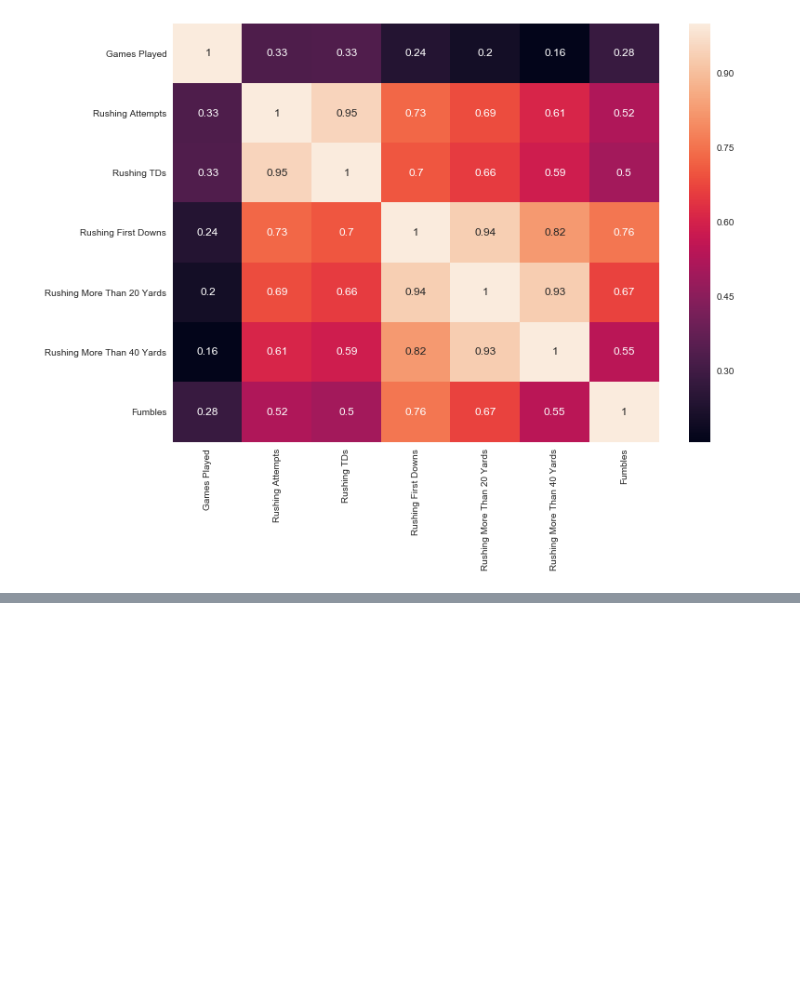
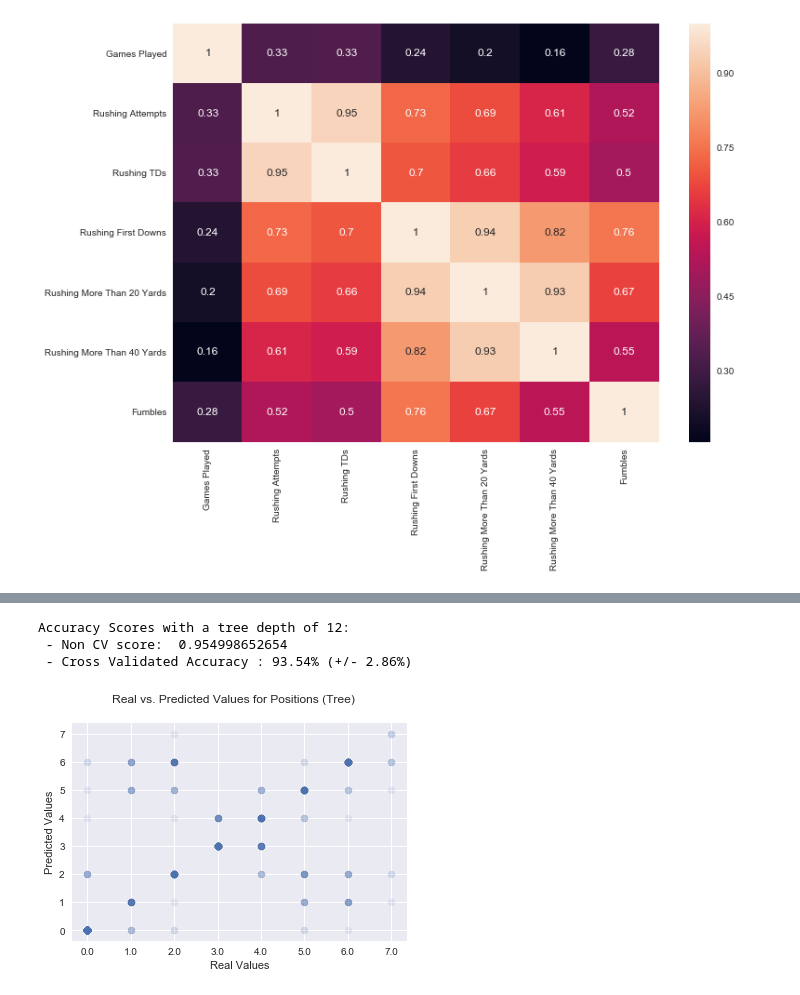
Before and after one commit to spennin5/NFLTalent, a Jupyter notebook: Data Science Term Project.ipynb, the cells around one changed output, grey strips where cells are left out. Cells and saved outputs as stored; diff of their text form; code cells hidden in the pictures; blank space fills up the shorter version.

```diff
--- a/Data Science Term Project.ipynb
+++ b/Data Science Term Project.ipynb
@@ -445,3 +450,20 @@ plt.show()
+# %%
+clf = tree.DecisionTreeClassifier(max_depth=12)
+clf1 = clf.fit(X_train_tree, y_train_tree)
+predictedVals = clf1.predict(Test_X);
+plt.scatter(Test_Y, predictedVals, alpha = .1)
+plt.xlabel('Real Values')
+plt.ylabel('Predicted Values')
+plt.suptitle("Real vs. Predicted Values for Positions (Tree)")
+print "Accuracy Scores with a tree depth of 12:"
+print " - Non CV score: ",clf1.score(Test_X, Test_Y)
+scores = cross_val_score(clf1, Test_X, Test_Y, cv=5)
+print(" - Cross Validated Accuracy : %0.2f%% (+/- %0.2f%%)" % (scores.mean()*100, (scores.std() * 2)*100))
+# %% [output]
+Accuracy Scores with a tree depth of 12:
+ - Non CV score:  0.954998652654
+ - Cross Validated Accuracy : 93.54% (+/- 2.86%)
+[figure, added]
 # %%
 #do "conda install python-graphviz" command in terminal
 import graphviz
```
Also changed, not shown: parts of 22 cells of this notebook.
